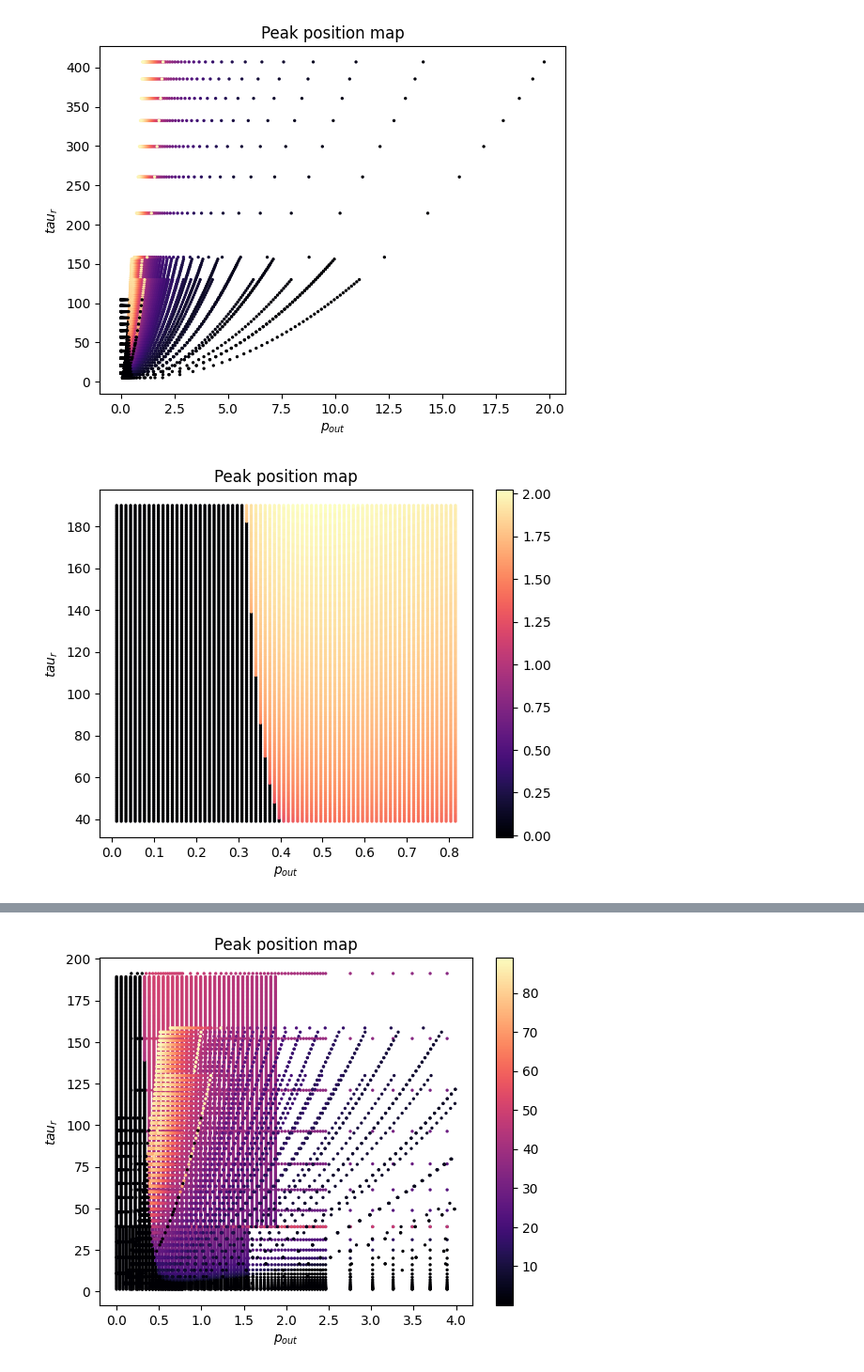
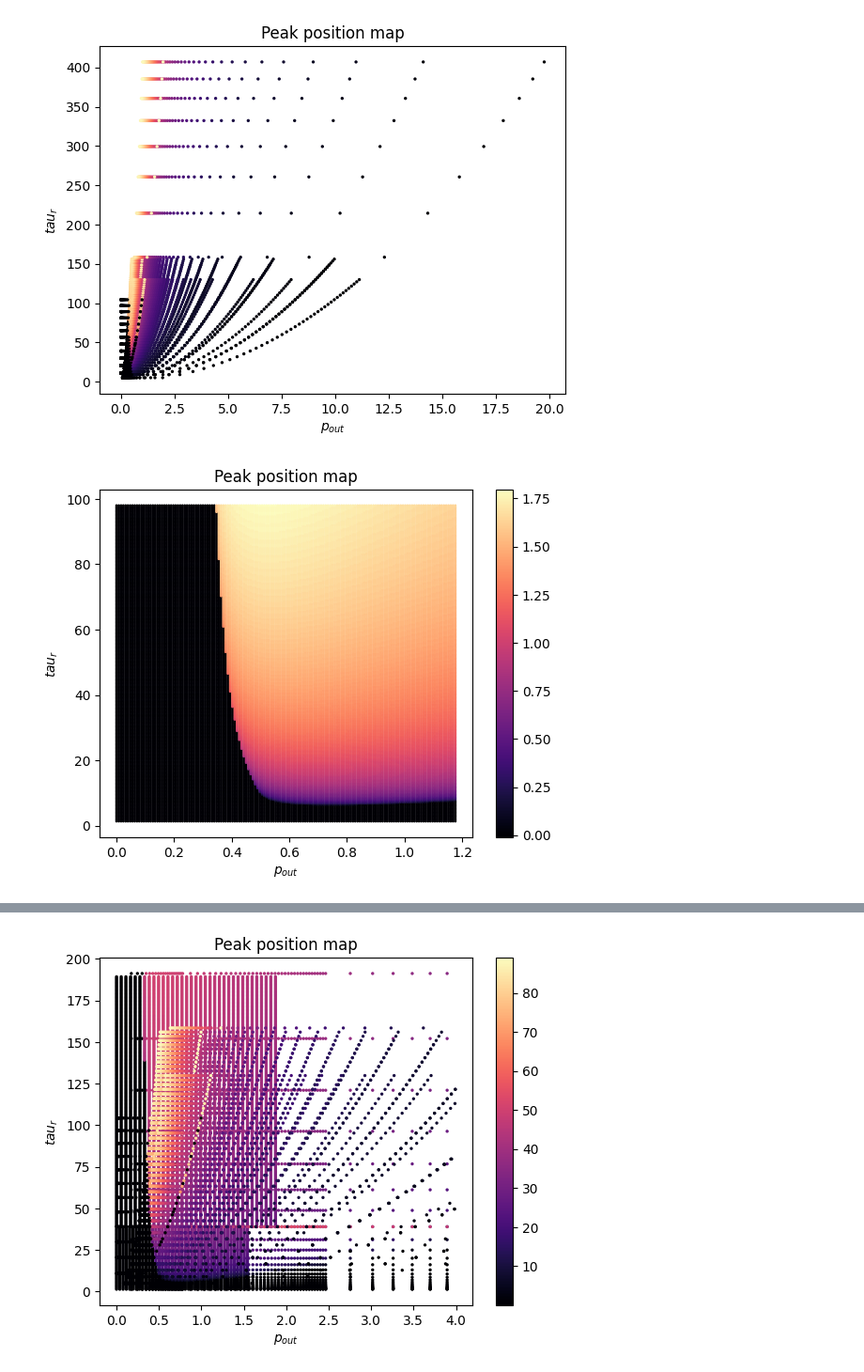
Before and after one commit to MrCheatak/febid_2d, a Jupyter notebook: r_max_map.ipynb, the cells around one changed output, grey strips where cells are left out. Shown at 94% size. Saved outputs shown, nothing was run; the diff lists cells and outputs as text; code cells hidden in the pictures.

```diff
--- a/r_max_map.ipynb
+++ b/r_max_map.ipynb
@@ -26,15 +26,15 @@ plt.show()
 # %% [output]
 [figure]
 # %%
-fname='tau_p_2.txt'
+fname='tau_p_4.txt'
 data3 = np.genfromtxt(fname, delimiter='\t', skip_header=1)
 fix, ax = plt.subplots()
 x, y, color = data3[:,0], data3[:, 1], data3[:,2]
-line = ax.scatter(x, y, c=color, s=2, cmap='magma',)
+line = ax.scatter(x, y, c=color, s=1, cmap='magma',)
 ax.set_xlabel(r'$p_{out}$')
 ax.set_ylabel(r'$tau_r$')
 plt.title('Peak position map')
 plt.colorbar(line, ax=ax)
 plt.show()
 # %% [output]
-[figure, old version]
+[figure, new version]
```
Also changed, not shown: parts of 5 cells of this notebook, 17 other files.
